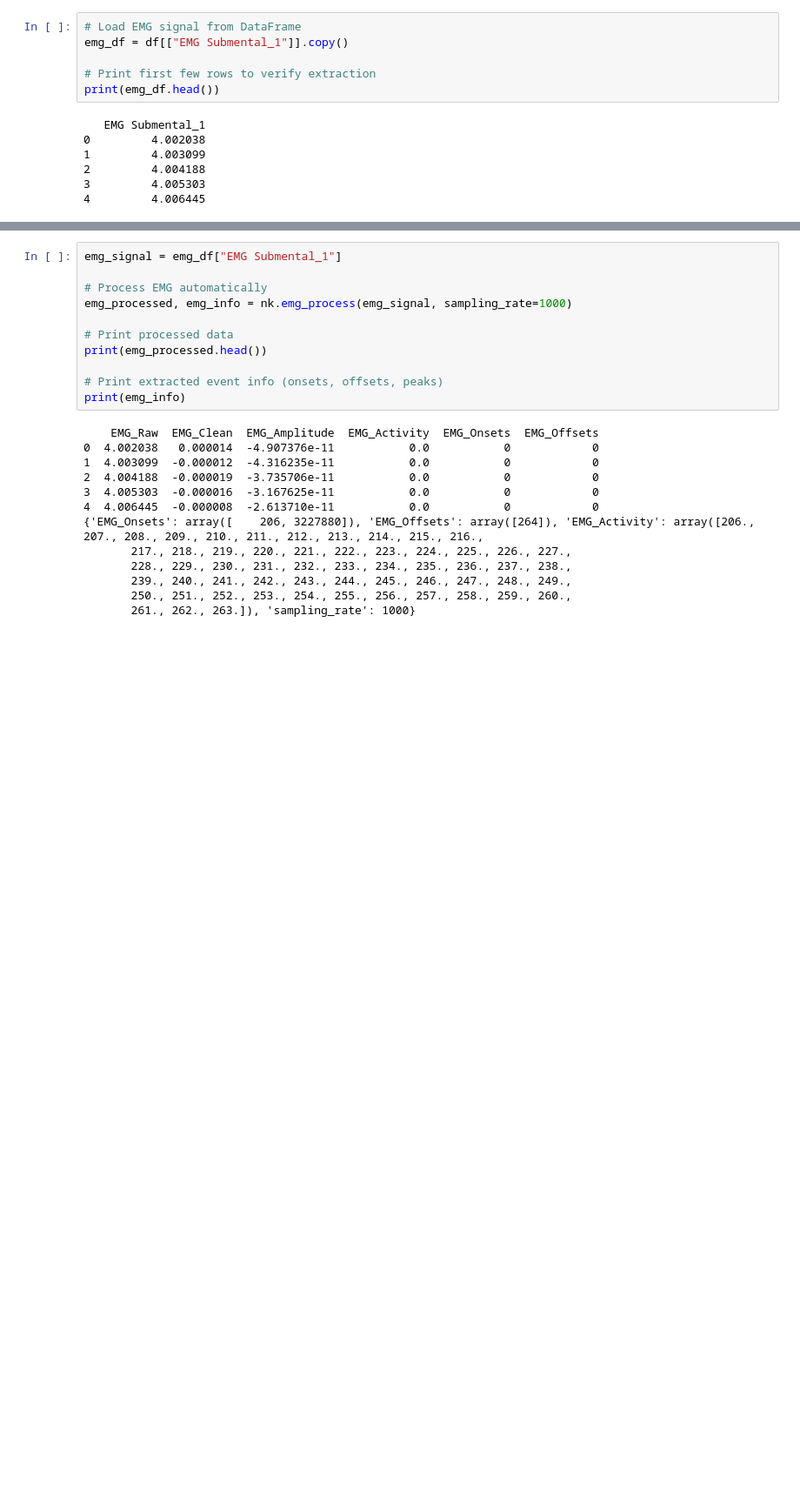
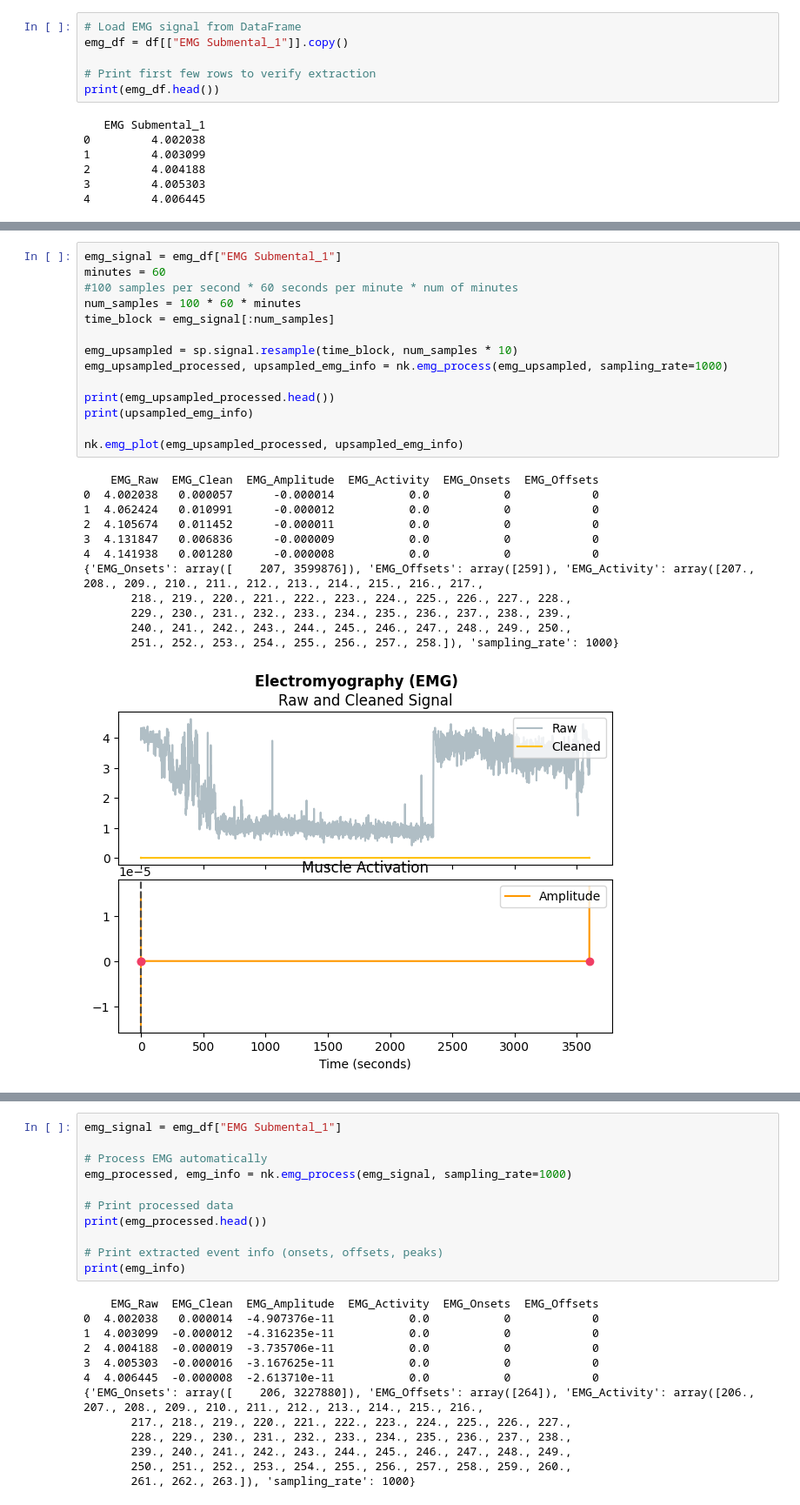
Before and after one commit to JvalaDeus/Bipn162_FinalProject, a Jupyter notebook: Neurokit stuff.ipynb, the cells around one changed output, grey strips where cells are left out. Shown at 87% size. Saved outputs shown, nothing was run; the diff lists cells and outputs as text; blank space fills up the shorter version.

Commit message:
upsampled the first hour to 1000 samples per second, processed and plotted it

```diff
--- a/Neurokit stuff.ipynb
+++ b/Neurokit stuff.ipynb
@@ -335,0 +343,27 @@ print(emg_df.head())
+# %%
+emg_signal = emg_df["EMG Submental_1"]
+minutes = 60
+#100 samples per second * 60 seconds per minute * num of minutes
+num_samples = 100 * 60 * minutes
+time_block = emg_signal[:num_samples]
+
+emg_upsampled = sp.signal.resample(time_block, num_samples * 10)
+emg_upsampled_processed, upsampled_emg_info = nk.emg_process(emg_upsampled, sampling_rate=1000)
+
+print(emg_upsampled_processed.head())
+print(upsampled_emg_info)
+
+nk.emg_plot(emg_upsampled_processed, upsampled_emg_info)
+# %% [output]
+    EMG_Raw  EMG_Clean  EMG_Amplitude  EMG_Activity  EMG_Onsets  EMG_Offsets
+0  4.002038   0.000057      -0.000014           0.0           0            0
+1  4.062424   0.010991      -0.000012           0.0           0            0
+2  4.105674   0.011452      -0.000011           0.0           0            0
+3  4.131847   0.006836      -0.000009           0.0           0            0
+4  4.141938   0.001280      -0.000008           0.0           0            0
+{'EMG_Onsets': array([    207, 3599876]), 'EMG_Offsets': array([259]), 'EMG_Activity': array([207., 208., 209., 210., 211., 212., 213., 214., 215., 216., 217.,
+       218., 219., 220., 221., 222., 223., 224., 225., 226., 227., 228.,
+       229., 230., 231., 232., 233., 234., 235., 236., 237., 238., 239.,
+       240., 241., 242., 243., 244., 245., 246., 247., 248., 249., 250.,
+       251., 252., 253., 254., 255., 256., 257., 258.]), 'sampling_rate': 1000}
+[figure, added]
```
Also changed, not shown: parts of 2 cells of this notebook.
